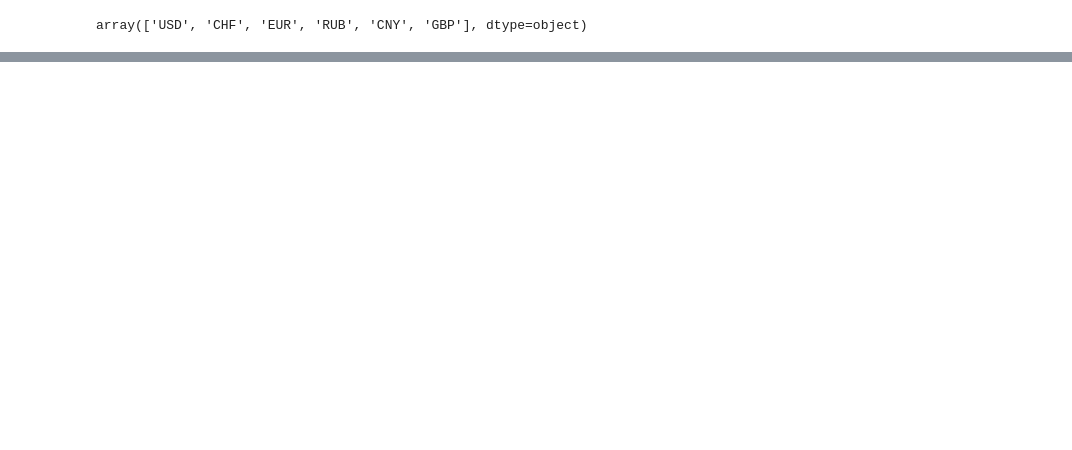
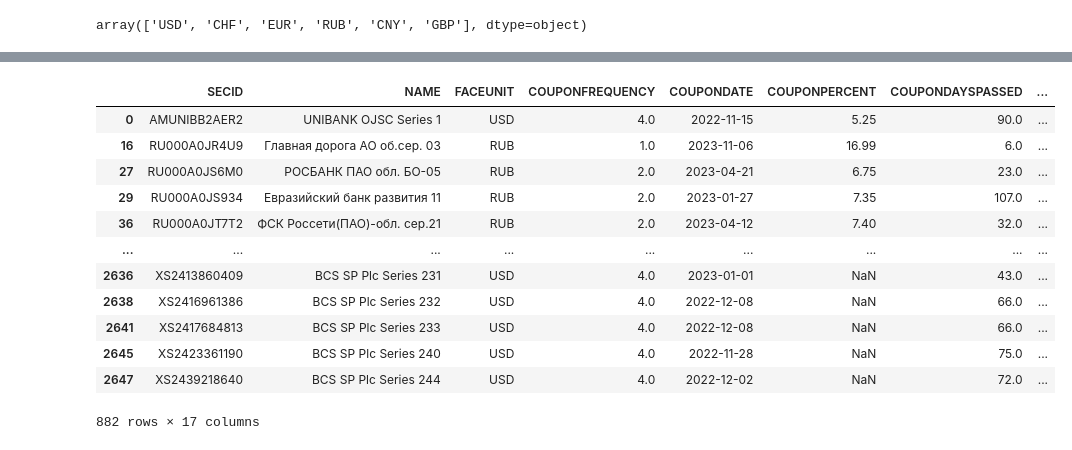
Before and after one commit to OlegMukminov/desktop-tutorial, a Jupyter notebook: DA.ipynb, the cells around one changed output, grey strips where cells are left out. Drawn from its saved outputs; the diff is of its cells as text; code cells hidden in the pictures; blank space fills up the shorter version.

```diff
--- a/DA.ipynb
+++ b/DA.ipynb
@@ -565,0 +291,6 @@ cut_ex2.plot(kind='bar')
+# %%
+#разделение на кластеры по купонной доходности
+cut_labels_7 = ['< 0', '0 - 5', '5 - 10', '10 - 50', '50 - 90', '90 - 110', '110 - 500', '> 500']
+cut_bins = [-100, 0, 5, 10, 50, 90, 110, 500, 5000]
+
+df2['cut_ex2'] = pd.cut(df2['PROFIT2'], bins=cut_bins, labels=cut_labels_7)
@@ -565,0 +318,19 @@ cut_ex2.plot(kind='bar')
+# %%
+#отображение таблицы
+df2[['SECID', 'NAME', 'FACEUNIT', 'COUPONFREQUENCY', 'COUPONDATE', 'COUPONPERCENT',
+'COUPONDAYSPASSED', 'COUPONLENGTH', 'EMITENTNAME', 'PRICE_RUB', 'ISSUEDATE', 'MATDATE',
+'FACEVALUE_RUB', 'NKD_RUB', 'COUPONVALUE_RUB', 'PROFIT2', 'cut_ex2']]
+# %% [output]
+|  | SECID | NAME | FACEUNIT | COUPONFREQUENCY | COUPONDATE | COUPONPERCENT | COUPONDAYSPASSED | ... |
+| 0 | AMUNIBB2AER2 | UNIBANK OJSC Series 1 | USD | 4.0 | 2022-11-15 | 5.25 | 90.0 | ... |
+| 16 | RU000A0JR4U9 | Главная дорога АО об.сер. 03 | RUB | 1.0 | 2023-11-06 | 16.99 | 6.0 | ... |
+| 27 | RU000A0JS6M0 | РОСБАНК ПАО обл. БО-05 | RUB | 2.0 | 2023-04-21 | 6.75 | 23.0 | ... |
+| 29 | RU000A0JS934 | Евразийский банк развития 11 | RUB | 2.0 | 2023-01-27 | 7.35 | 107.0 | ... |
+| 36 | RU000A0JT7T2 | ФСК Россети(ПАО)-обл. сер.21 | RUB | 2.0 | 2023-04-12 | 7.40 | 32.0 | ... |
+| ... | ... | ... | ... | ... | ... | ... | ... | ... |
+| 2636 | XS2413860409 | BCS SP Plc Series 231 | USD | 4.0 | 2023-01-01 | NaN | 43.0 | ... |
+| 2638 | XS2416961386 | BCS SP Plc Series 232 | USD | 4.0 | 2022-12-08 | NaN | 66.0 | ... |
+| 2641 | XS2417684813 | BCS SP Plc Series 233 | USD | 4.0 | 2022-12-08 | NaN | 66.0 | ... |
+| 2645 | XS2423361190 | BCS SP Plc Series 240 | USD | 4.0 | 2022-11-28 | NaN | 75.0 | ... |
+| 2647 | XS2439218640 | BCS SP Plc Series 244 | USD | 4.0 | 2022-12-02 | NaN | 72.0 | ... |
+882 rows × 17 columns
```
Also changed, not shown: parts of 73 cells of this notebook.
